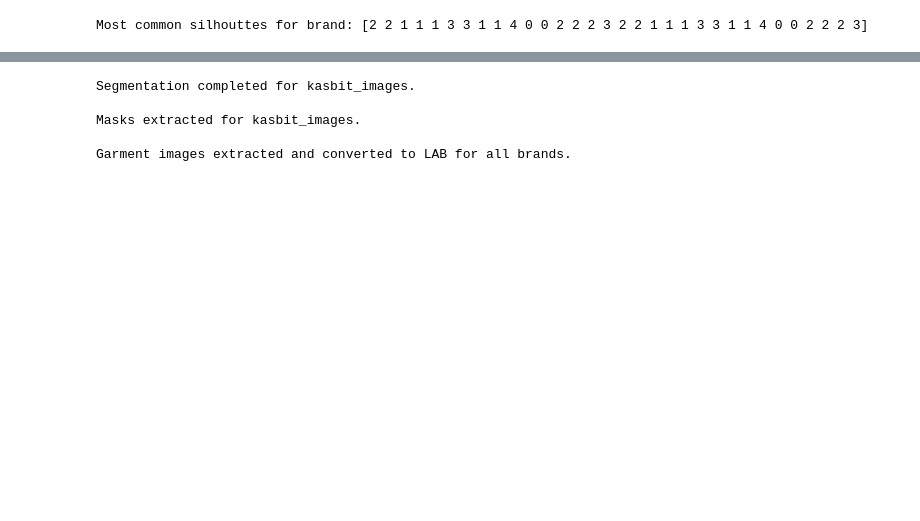
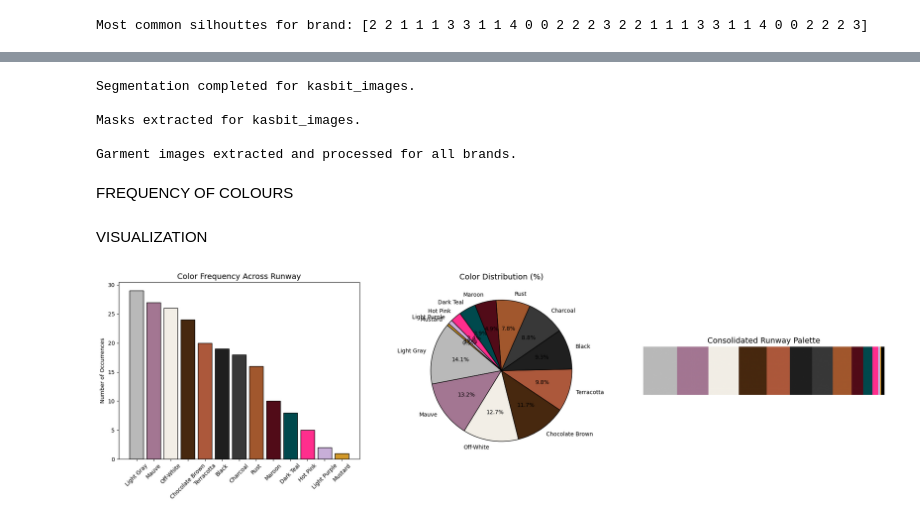
Before and after one commit to dijalaanita/Lagos-FW-2024-Analysis, a Jupyter notebook: emmy_kasbit.ipynb, the cells around one changed output, grey strips where cells are left out. Cells and saved outputs as stored; diff of their text form; code cells hidden in the pictures; blank space fills up the shorter version.

```diff
--- a/emmy_kasbit.ipynb
+++ b/emmy_kasbit.ipynb
@@ -355,6 +359,7 @@ garment_img = {}
 garment_lab = {}
 garment_pixels_flat = {}
 garment_colours = {}
+garment_colour_names = {}
 
 with torch.no_grad():
     for kasbit, images in preprocessed_images.items():
@@ -375,6 +380,7 @@ for kasbit, masks in garment_masks.items():
     lab_img = []
     flattened_pixels = []
     colour_list = []
+    named_colours = []
 
     for i, mask in enumerate(masks):
         img_path = os.path.join(kasbit, dataset_dict[kasbit][0], os.listdir(os.path.join(kasbit, dataset_dict[kasbit][0]))[i])
@@ -394,22 +400,89 @@ for kasbit, masks in garment_masks.items():
         flattened_pixels.append(pixels_flat)
 
         if len(pixels_flat) > 0:
+            #samples = pixels_flat[::10]
+
             n = 5
             kmeans = KMeans(n_clusters=n, random_state=42)
             kmeans.fit(pixels_flat)
+
+            names = [get_colour_name(centroid) for centroid in kmeans.cluster_centers_]
+            unique_names = [n for n in set(names) if n != "Black" or len(set(names)) == 1]
+
             colour_list.append(kmeans.cluster_centers_)
+            named_colours.append(list(set(names))) # unique names per garment
         else:
             colour_list.append(np.zeros((n, 3)))
+            named_colours.append(['N/A'])
 
     garment_img[kasbit] = masked_img
     garment_lab[kasbit] = lab_img
     garment_pixels_flat[kasbit] = flattened_pixels
     garment_colours[kasbit] = colour_list
+    garment_colour_names[kasbit] = named_colours
 
-print("Garment images extracted and converted to LAB for all brands.")
+print("Garment images extracted and processed for all brands.")
 # %% [output]
 Segmentation completed for kasbit_images.
 
 Masks extracted for kasbit_images.
 
-Garment images extracted and converted to LAB for all brands.
+Garment images extracted and processed for all brands.
+# %% [markdown]
+FREQUENCY OF COLOURS
+# %%
+colour_present = []
+for kasbit, colour_names in garment_colour_names.items():
+    for names in colour_names:
+        colour_present.extend(names)
+
+colour_count = Counter(colour_present)
+
+sorted_colours = dict(sorted(colour_count.items(), key=lambda item: item[1], reverse=True))
+names = list(sorted_colours.keys())
+counts = list(sorted_colours.values())
+total_colours = sum(counts)
+percentages = [(count / total_colours) * 100 for count in counts]
+# %% [markdown]
+VISUALIZATION
+# %%
+def name_to_lab(colour_name):
+    lab_val = np.uint8([[COLOURS[colour_name]]])
+    rgb_val = cv2.cvtColor(lab_val, cv2.COLOR_LAB2RGB)[0][0]
+    return rgb_val / 255.0
+
+plot_colours = [name_to_lab(colour) for colour in names]
+for colour in names:
+    lab = np.uint8([[COLOURS.get(colour, [0,0,0])]])
+    rgb = cv2.cvtColor(lab, cv2.COLOR_LAB2RGB)[0][0]/255.0
+    plot_colours.append(rgb)
+
+fig, axes = plt.subplots(1, 3, figsize=(20, 6))
+# A. Bar Chart: Frequency
+axes[0].bar(names, counts, color=plot_colours, edgecolor='black')
+axes[0].set_title('Color Frequency Across Runway', fontsize=14)
+axes[0].set_ylabel('Number of Occurrences')
+axes[0].tick_params(axis='x', rotation=45)
+
+# B. Percentage Chart: Distribution
+axes[1].pie(percentages, labels=names, autopct='%1.1f%%',
+            colors=plot_colours, startangle=140, wedgeprops={'edgecolor': 'black'})
+axes[1].set_title('Color Distribution (%)', fontsize=14)
+
+# C. Color Palette: The "Runway Palette"
+# We create a simple strip showing the dominant colors in order
+palette_img = np.zeros((100, 500, 3))
+start = 0
+for i, perc in enumerate(percentages):
+    end = start + int((perc / 100) * 500)
+    palette_img[:, start:end] = plot_colours[i]
+    start = end
+
+axes[2].imshow(palette_img)
+axes[2].axis('off')
+axes[2].set_title('Consolidated Runway Palette', fontsize=14)
+
+plt.tight_layout()
+plt.show()
+# %% [output]
+[figure, added]
```
Also changed, not shown: parts of 17 cells of this notebook.
